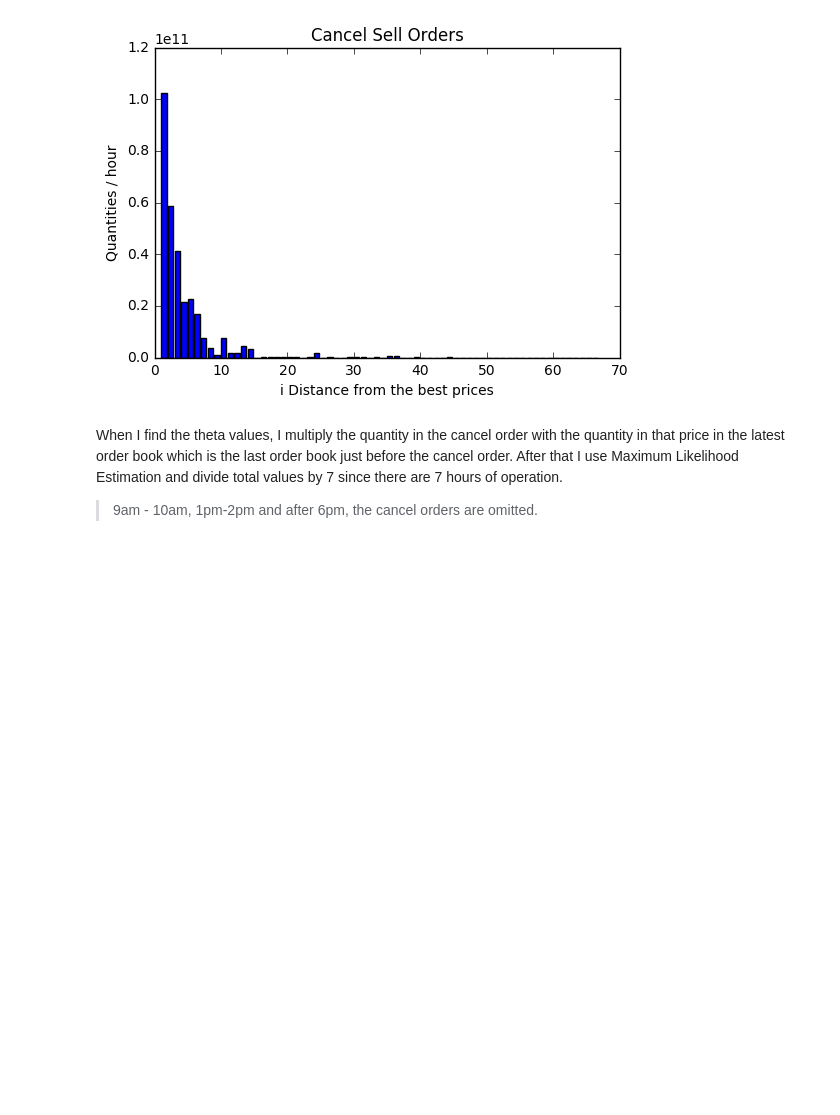
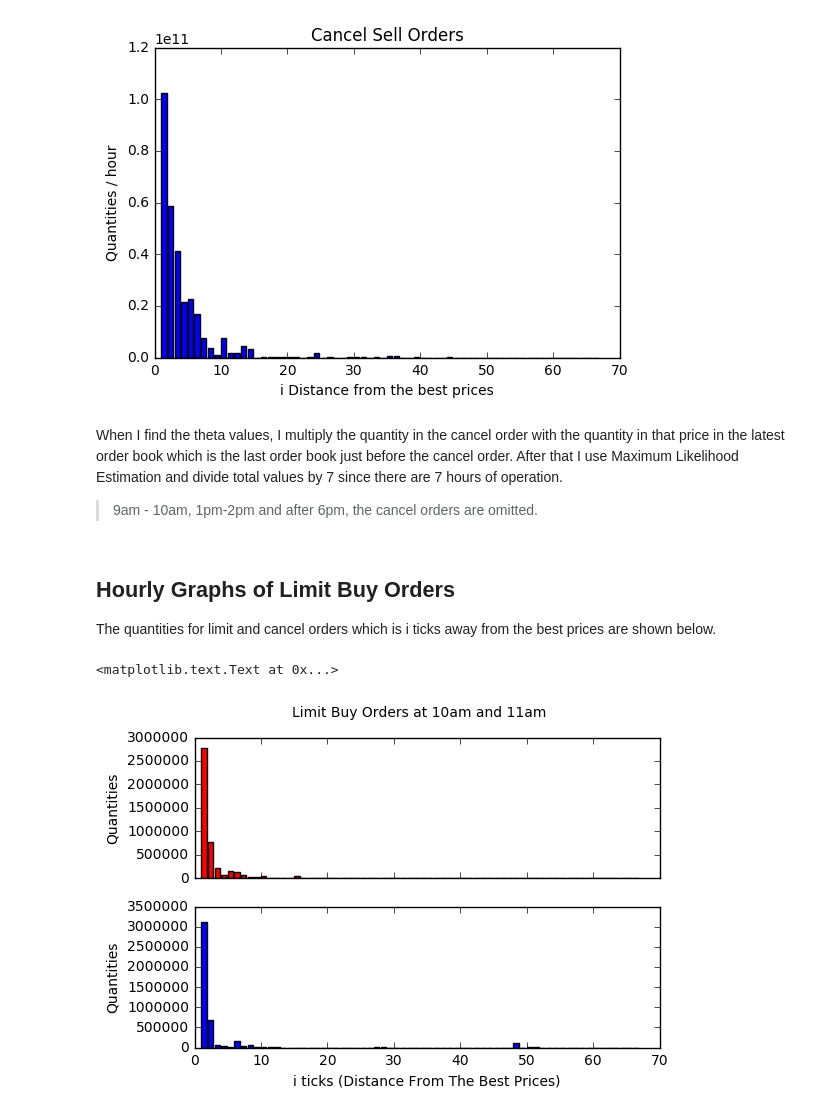
Before and after one commit to beratbrok/Itch, a Jupyter notebook: Order Features.ipynb, the cells around one changed output. Drawn from its saved outputs; the diff is of its cells as text; code cells hidden in the pictures; blank space fills up the shorter version.

Commit message:
Daily graphs added

```diff
--- a/Order Features.ipynb
+++ b/Order Features.ipynb
@@ -153,3 +153,21 @@ plt.bar(X, orderFeatures['thetasForSellCancelOrder'][1:], color='b')
 When I find the theta values, I multiply the quantity in the cancel order with the quantity in that price in the latest order book which is the last order book just before the cancel order. After that I use Maximum Likelihood Estimation and divide total values by 7 since there are 7 hours of operation.
 
 > 9am - 10am, 1pm-2pm and after 6pm, the cancel orders are omitted.
+# %% [markdown]
+## Hourly Graphs of Limit Buy Orders
+
+The quantities for limit and cancel orders which is i ticks away from the best prices are shown below.
+# %%
+x = np.arange(1,67)
+min_hour=9
+f, axarr = plt.subplots(2, sharex=True)
+f.suptitle('Limit Buy Orders at 10am and 11am')
+
+axarr[0].set_ylabel('Quantities')
+axarr[1].set_ylabel('Quantities')
+axarr[0].bar(x, orderFeatures['lambdasForLimitBuyOrderHourly'][10-min_hour][1:], color='r')
+axarr[1].bar(x, orderFeatures['lambdasForLimitBuyOrderHourly'][11-min_hour][1:], color='b')
+axarr[1].set_xlabel('i ticks (Distance From The Best Prices)')
+# %% [output]
+<matplotlib.text.Text at 0x...>
+[figure, added]
```
Also changed, not shown: parts of 18 cells of this notebook, 3 other files.
